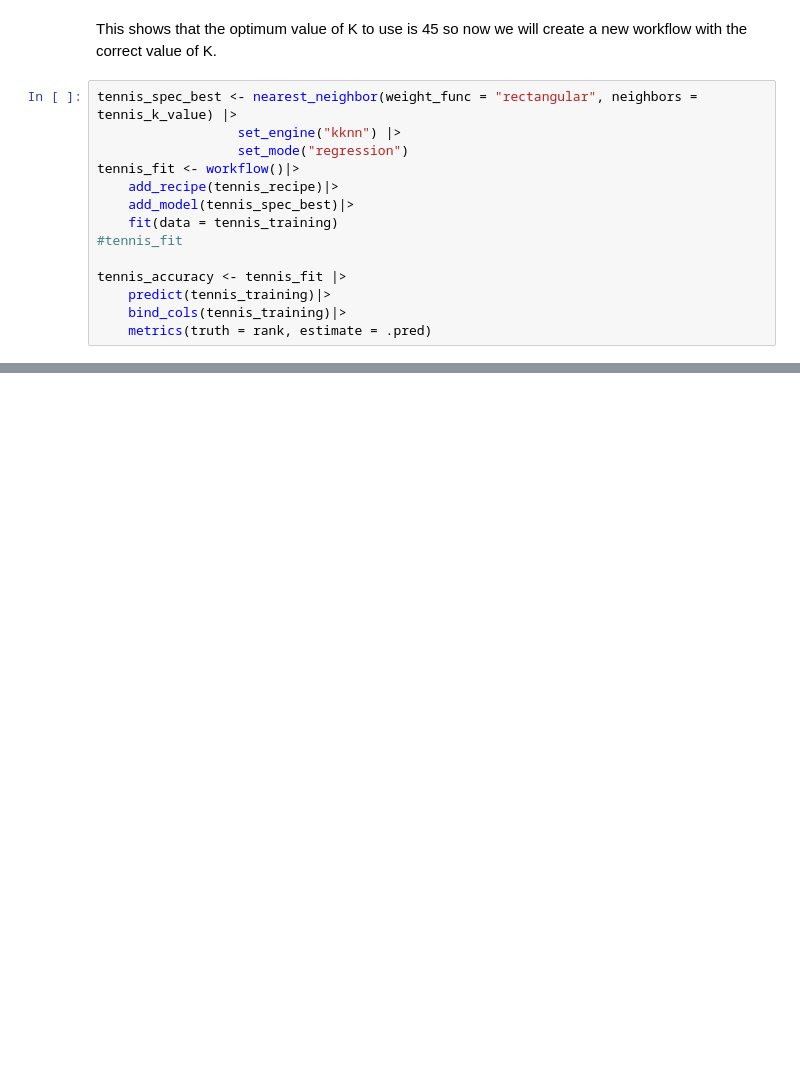
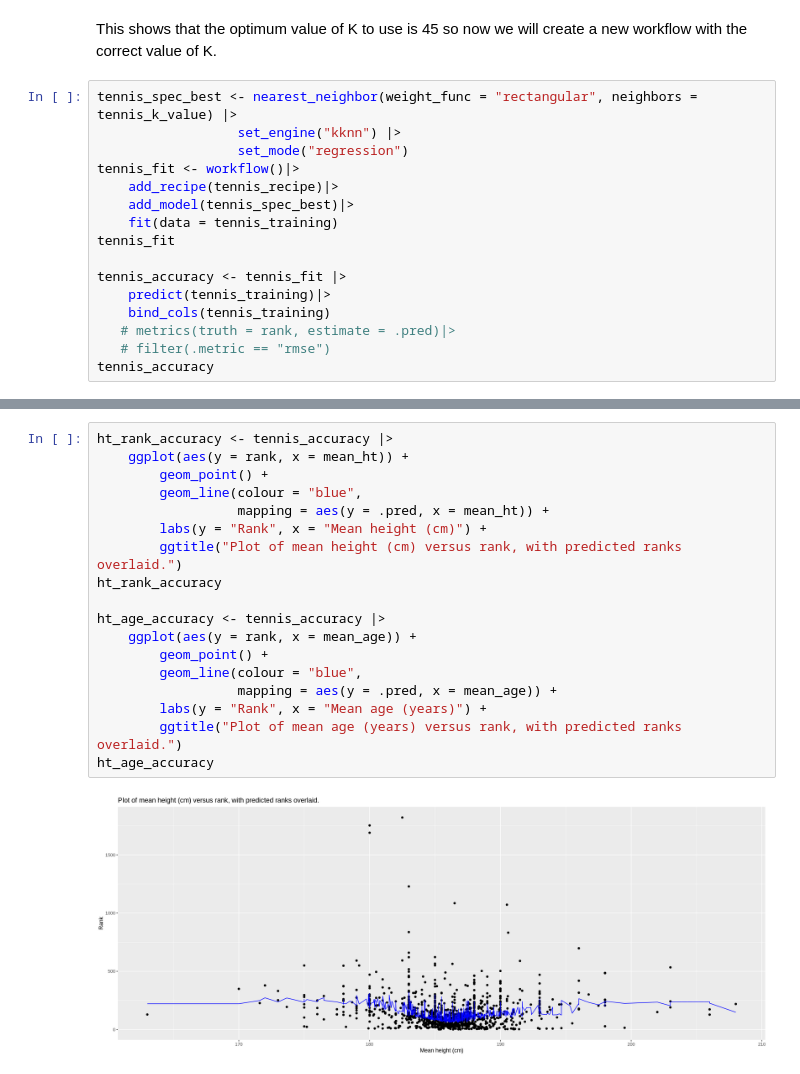
Before and after one commit to KatieSwan/DSCI100_GroupProject, a Jupyter notebook: Project_Report.ipynb, the cells around one changed output, grey strips where cells are left out. Saved outputs shown, nothing was run; the diff lists cells and outputs as text; blank space fills up the shorter version.

```diff
--- a/Project_Report.ipynb
+++ b/Project_Report.ipynb
@@ -242,9 +242,11 @@ tennis_fit <- workflow()|>
     add_recipe(tennis_recipe)|>
     add_model(tennis_spec_best)|>
     fit(data = tennis_training)
-#tennis_fit
+tennis_fit
 
 tennis_accuracy <- tennis_fit |>
     predict(tennis_training)|>
-    bind_cols(tennis_training)|>
-    metrics(truth = rank, estimate = .pred)
+    bind_cols(tennis_training)
+   # metrics(truth = rank, estimate = .pred)|>
+   # filter(.metric == "rmse")
+tennis_accuracy
@@ -256,0 +305,20 @@ head(tennis_summary)
+# %%
+ht_rank_accuracy <- tennis_accuracy |>
+    ggplot(aes(y = rank, x = mean_ht)) +
+        geom_point() +
+        geom_line(colour = "blue",
+                  mapping = aes(y = .pred, x = mean_ht)) +
+        labs(y = "Rank", x = "Mean height (cm)") +
+        ggtitle("Plot of mean height (cm) versus rank, with predicted ranks overlaid.")
+ht_rank_accuracy
+
+ht_age_accuracy <- tennis_accuracy |>
+    ggplot(aes(y = rank, x = mean_age)) +
+        geom_point() +
+        geom_line(colour = "blue",
+                  mapping = aes(y = .pred, x = mean_age)) +
+        labs(y = "Rank", x = "Mean age (years)") +
+        ggtitle("Plot of mean age (years) versus rank, with predicted ranks overlaid.")
+ht_age_accuracy
+# %% [output]
+[figure, added]
```
Also changed, not shown: parts of 8 cells of this notebook.
